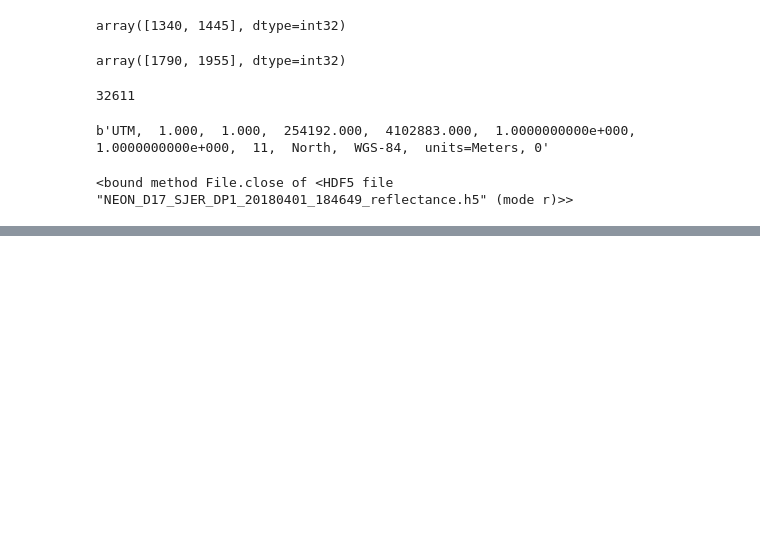
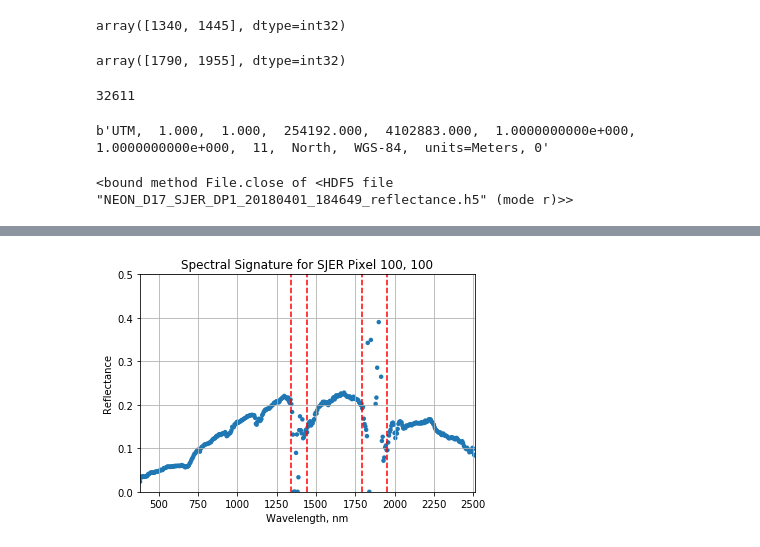
Before and after one commit to vscholl/2018-NEON-Data-Institute-Git-Demo, a Jupyter notebook: extract_and_plot_spectra_from_hdf5.ipynb, the cells around one changed output, grey strips where cells are left out. Saved outputs shown, nothing was run; the diff lists cells and outputs as text; code cells hidden in the pictures; blank space fills up the shorter version.

```diff
--- a/extract_and_plot_spectra_from_hdf5.ipynb
+++ b/extract_and_plot_spectra_from_hdf5.ipynb
@@ -282,0 +356,30 @@ hdf5_file.close
+# %%
+# make a plot with the bad regions plotted
+serc_pixel_df.plot(x='wavelengths',
+                   y='reflectance',
+                   kind='scatter',
+                   edgecolor='none')
+
+plt.title('Spectral Signature for '+sitename+' Pixel '+', '.join(map(str, pixel_to_plot)))
+
+ax1 = plt.gca()
+ax1.grid(True)
+
+ax1.set_xlim([np.min(serc_pixel_df['wavelengths']),
+              np.max(serc_pixel_df['wavelengths'])])
+
+ax1.set_ylim(0,0.5)
+
+ax1.set_xlabel("Wavelength, nm")
+ax1.set_ylabel("Reflectance")
+
+# Add in red dotted lines to show boundaries of bad band windows:
+ax1.plot((bbw1[0], bbw1[0]), (0,1.5), 'r--')
+ax1.plot((bbw1[1], bbw1[1]), (0,1.5), 'r--')
+ax1.plot((bbw2[0], bbw2[0]), (0,1.5), 'r--')
+ax1.plot((bbw2[1], bbw2[1]), (0,1.5), 'r--')
+
+fig = ax1.get_figure()
+fig.savefig('output/figs/'+sitename+'_plot2.png')
+# %% [output]
+[figure, added]
```
Also changed, not shown: parts of 14 cells of this notebook.
